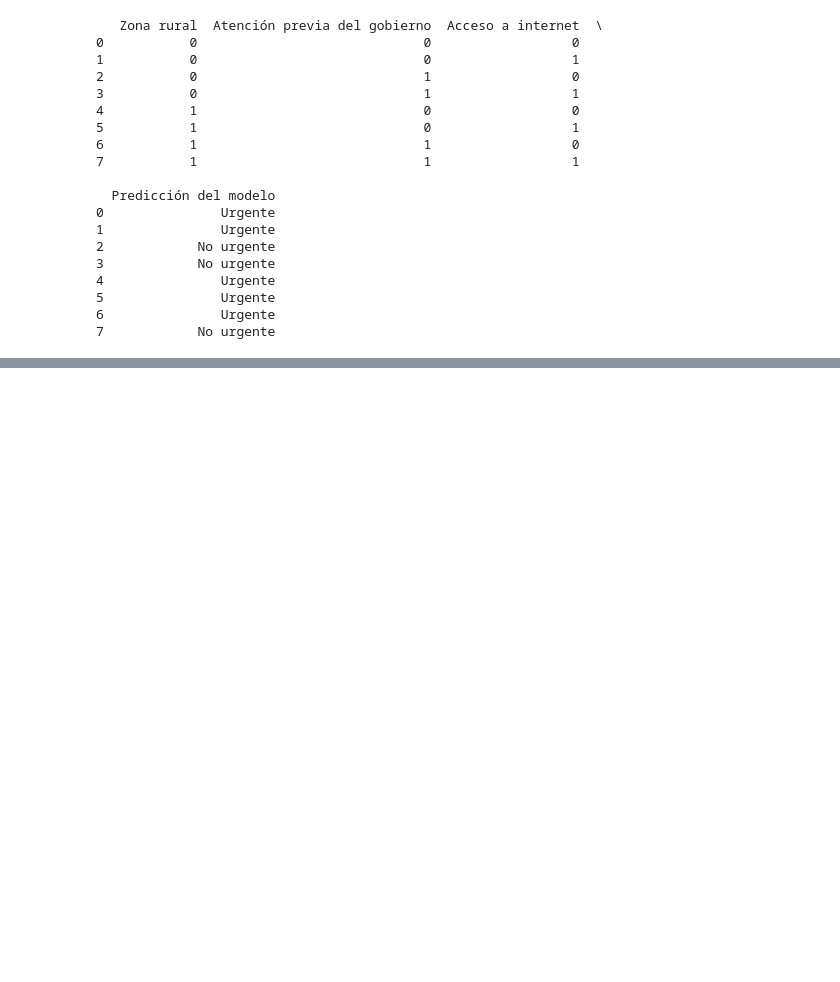
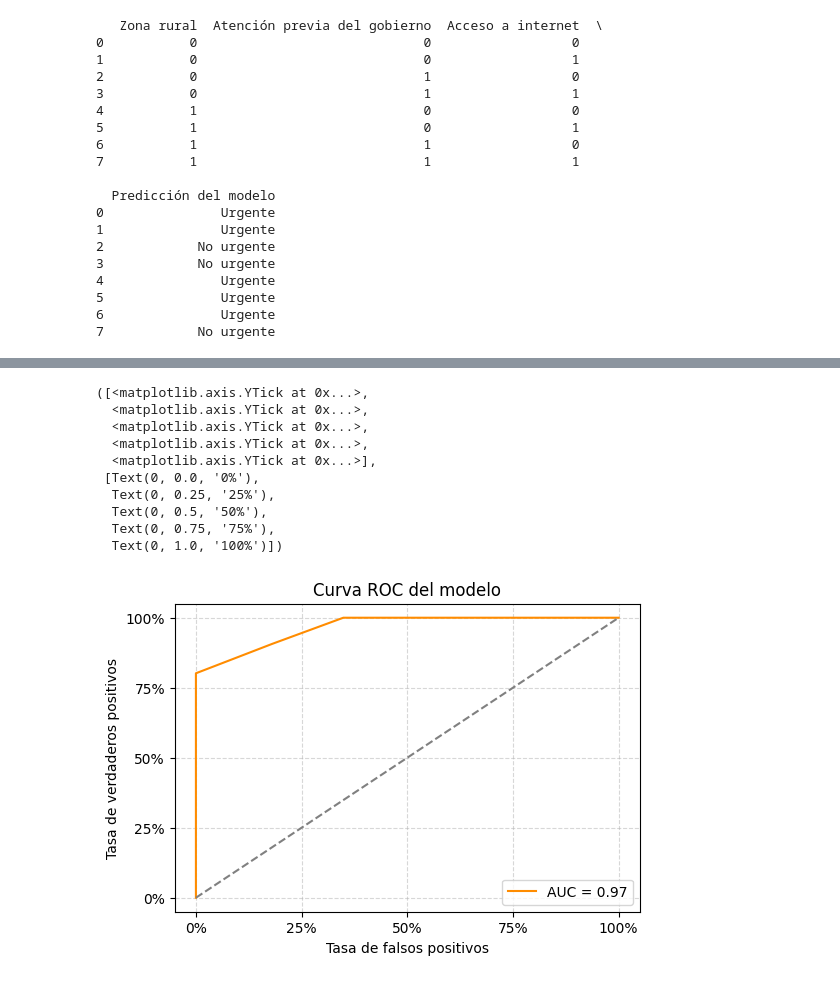
Before and after one commit to ariss99nn/SENASOFT, a Jupyter notebook: RETO.ipynb, the cells around one changed output, grey strips where cells are left out. Saved outputs shown, nothing was run; the diff lists cells and outputs as text; code cells hidden in the pictures; blank space fills up the shorter version.

```diff
--- a/RETO.ipynb
+++ b/RETO.ipynb
@@ -370,0 +378,30 @@ OSError: [WinError 1114] Error en una rutina de inicialización de biblioteca de
+# %%
+from sklearn.metrics import roc_curve, roc_auc_score
+
+fpr, tpr, _ = roc_curve(y_test, probas)
+auc = roc_auc_score(y_test, probas)
+
+plt.figure(figsize=(6, 4))
+plt.plot(fpr, tpr, label=f"AUC = {auc:.2f}", color='darkorange')
+plt.plot([0, 1], [0, 1], linestyle='--', color='gray')
+plt.title("Curva ROC del modelo")
+plt.xlabel("Tasa de falsos positivos")
+plt.ylabel("Tasa de verdaderos positivos")
+plt.legend(loc="lower right")
+plt.grid(True, linestyle='--', alpha=0.5)
+
+# Formatear ejes sin decimales
+plt.xticks([0, 0.25, 0.5, 0.75, 1.0], ["0%", "25%", "50%", "75%", "100%"])
+plt.yticks([0, 0.25, 0.5, 0.75, 1.0], ["0%", "25%", "50%", "75%", "100%"])
+# %% [output]
+([<matplotlib.axis.YTick at 0x...>,
+  <matplotlib.axis.YTick at 0x...>,
+  <matplotlib.axis.YTick at 0x...>,
+  <matplotlib.axis.YTick at 0x...>,
+  <matplotlib.axis.YTick at 0x...>],
+ [Text(0, 0.0, '0%'),
+  Text(0, 0.25, '25%'),
+  Text(0, 0.5, '50%'),
+  Text(0, 0.75, '75%'),
+  Text(0, 1.0, '100%')])
+[figure, added]
```
Also changed, not shown: parts of 10 cells of this notebook.
